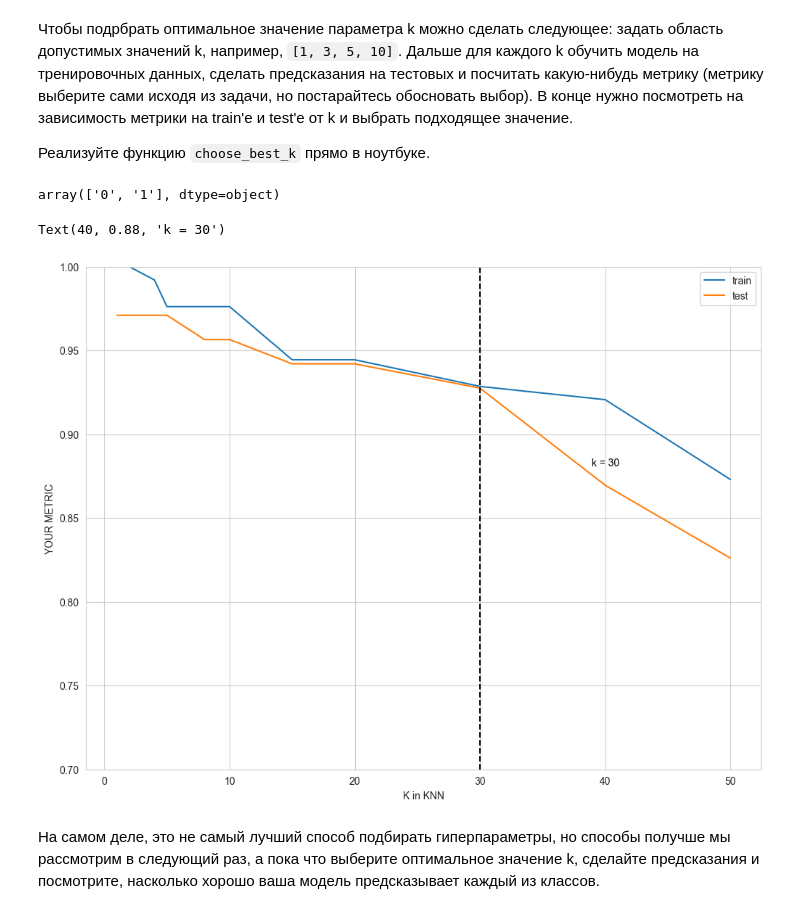
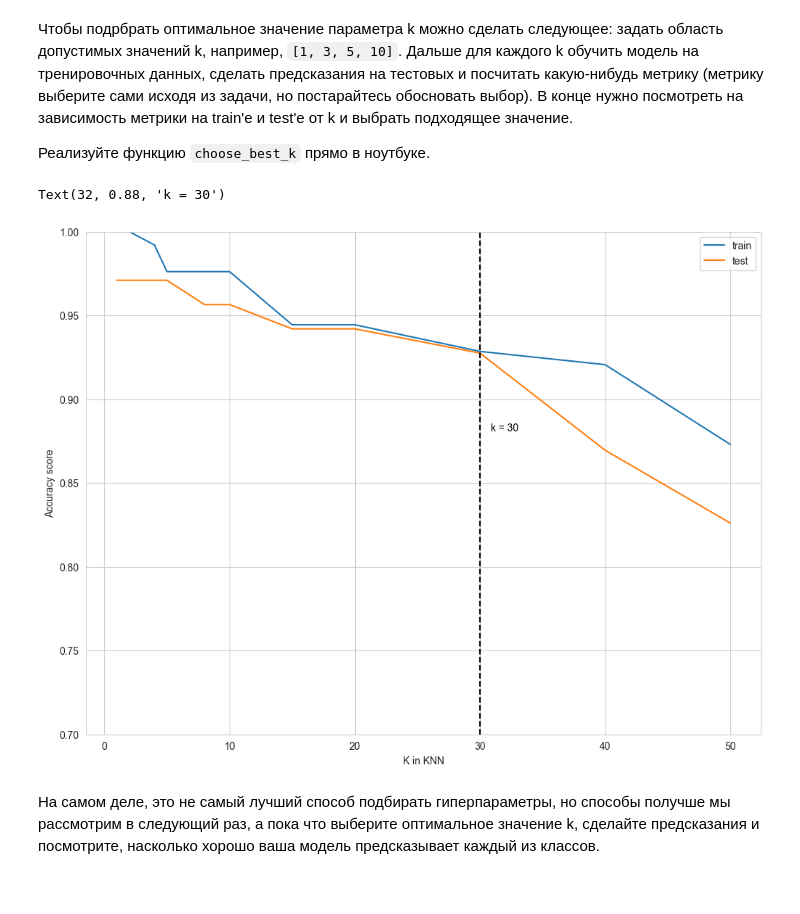
Before and after one commit to anshtompel/BI_ML_2024, a Jupyter notebook: hw1_knn/code/KNN.ipynb, the cells around one changed output. Drawn from its saved outputs; the diff is of its cells as text; code cells hidden in the pictures.

```diff
--- a/hw1_knn/code/KNN.ipynb
+++ b/hw1_knn/code/KNN.ipynb
@@ -280,25 +299,18 @@ test_metrics = np.array(test_metrics)
 train_metrics = np.array(train_metrics)
 
 closest_distance = np.argmin(train_metrics - test_metrics)
-# %%
-# TODO: compute_distances_two_loops
-dists = knn_classifier.compute_distances_two_loops(binary_test_X)
-assert np.isclose(dists[0, 100], np.sum(np.abs(binary_test_X[0] - binary_train_X[100])))
-np.unique(binary_train_y)
-# %% [output]
-array(['0', '1'], dtype=object)
 # %%
 plt.plot(params, train_metrics, label="train")
 plt.plot(params, test_metrics, label="test")
 plt.legend()
 plt.xlabel("K in KNN")
-plt.ylabel("YOUR METRIC")
+plt.ylabel("Accuracy score")
 plt.ylim(0.7, 1)
 plt.axvline(params[closest_distance], 0, 1, color = 'black', linestyle='--')
-plt.text(params[closest_distance + 1], 0.88, "k = 30", ha='center', va='bottom', color='black', fontsize = 10)
+plt.text(params[closest_distance]+2, 0.88, "k = 30", ha='center', va='bottom', color='black', fontsize = 10)
 # %% [output]
-Text(40, 0.88, 'k = 30')
+Text(32, 0.88, 'k = 30')
-[figure, old version]
+[figure, new version]
 # %% [markdown]
 На самом деле, это не самый лучший способ подбирать гиперпараметры, но способы получше мы рассмотрим в следующий раз, а пока что выберите оптимальное значение k, сделайте предсказания и посмотрите, насколько хорошо ваша модель предсказывает каждый из классов.
 # %% [markdown]
```
Also changed, not shown: parts of 11 cells of this notebook.
